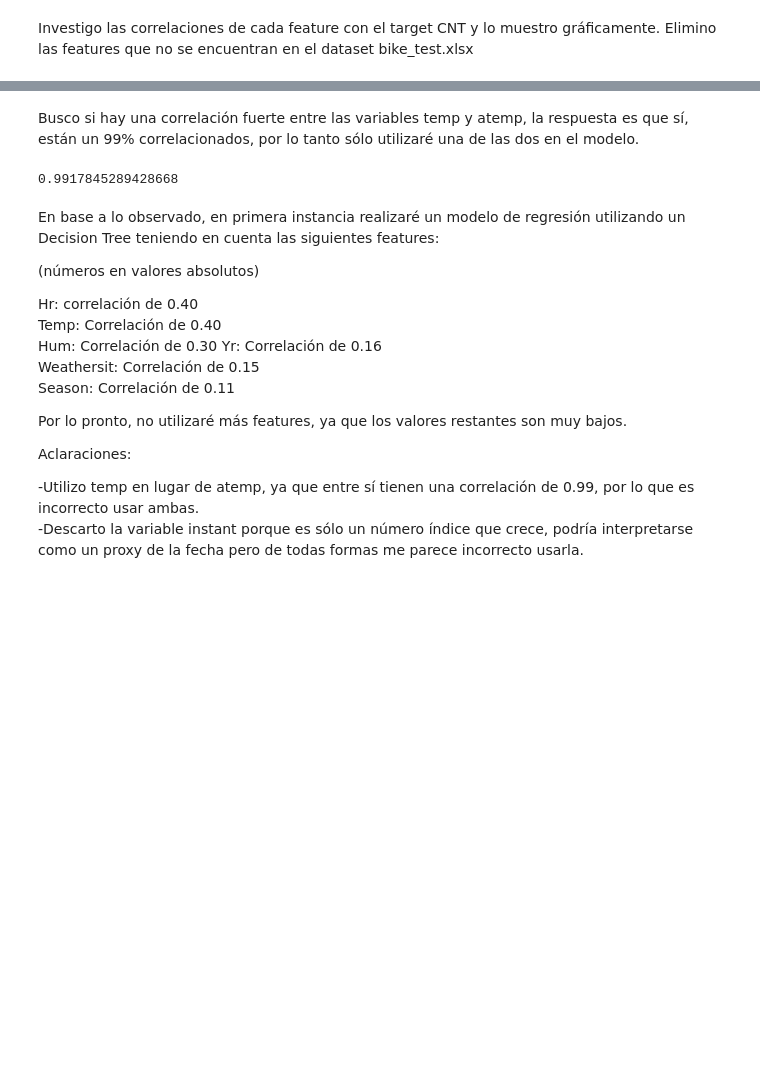
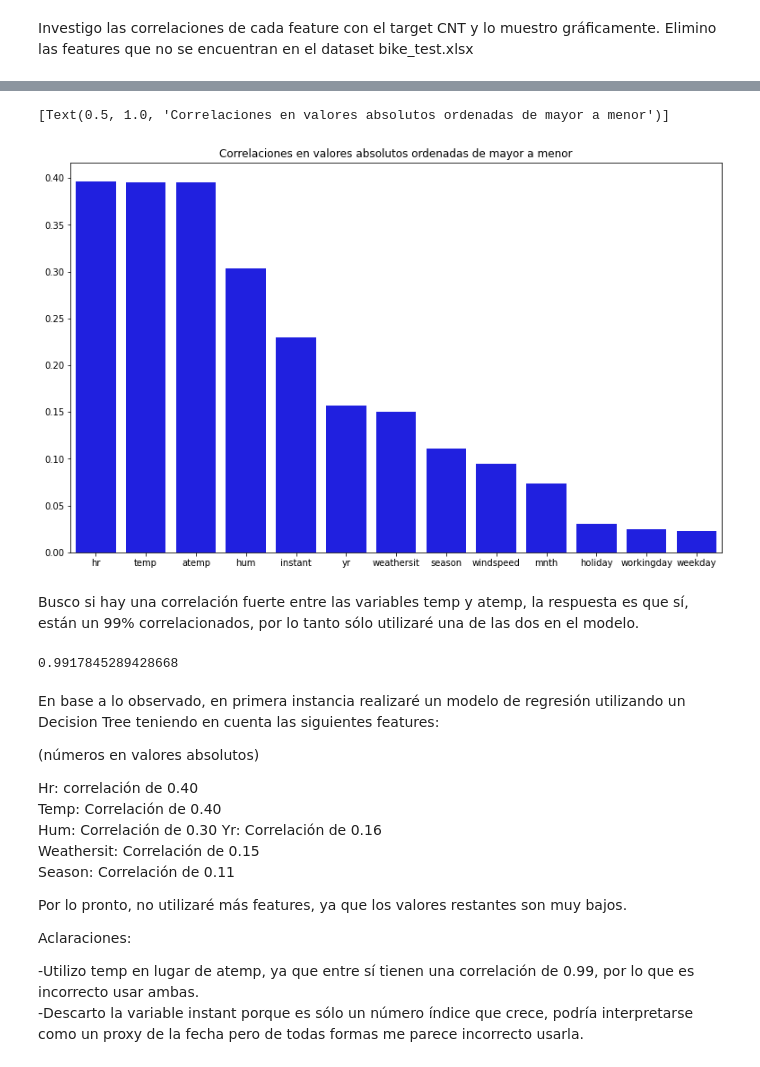
Before and after one commit to dfrankram/Datathon, a Jupyter notebook: EDA.ipynb, the cells around one changed output, grey strips where cells are left out. Cells and saved outputs as stored; diff of their text form; code cells hidden in the pictures; blank space fills up the shorter version.

```diff
--- a/EDA.ipynb
+++ b/EDA.ipynb
@@ -134,7 +139,12 @@ correlaciones.sort_values(ascending=False, inplace=True)
 correlaciones_abs=abs(correlaciones)
 correlaciones_abs.sort_values(ascending=False, inplace=True)
 # %%
-px.bar(correlaciones_abs, title="Correlaciones en valores absolutos ordenadas de mayor a menor")
+plt.figure(figsize=[13,8])
+sns.barplot(x=correlaciones_abs.index, y=correlaciones_abs.values, color="blue").set(
+    title="Correlaciones en valores absolutos ordenadas de mayor a menor")
+# %% [output]
+[Text(0.5, 1.0, 'Correlaciones en valores absolutos ordenadas de mayor a menor')]
+[figure, added]
 # %% [markdown]
 Busco si hay una correlación fuerte entre las variables temp y atemp, la respuesta es que sí, están un 99% correlacionados, por lo tanto sólo utilizaré una de las dos en el modelo.
 # %%
```
Also changed, not shown: parts of 3 cells of this notebook, 2 other files.
